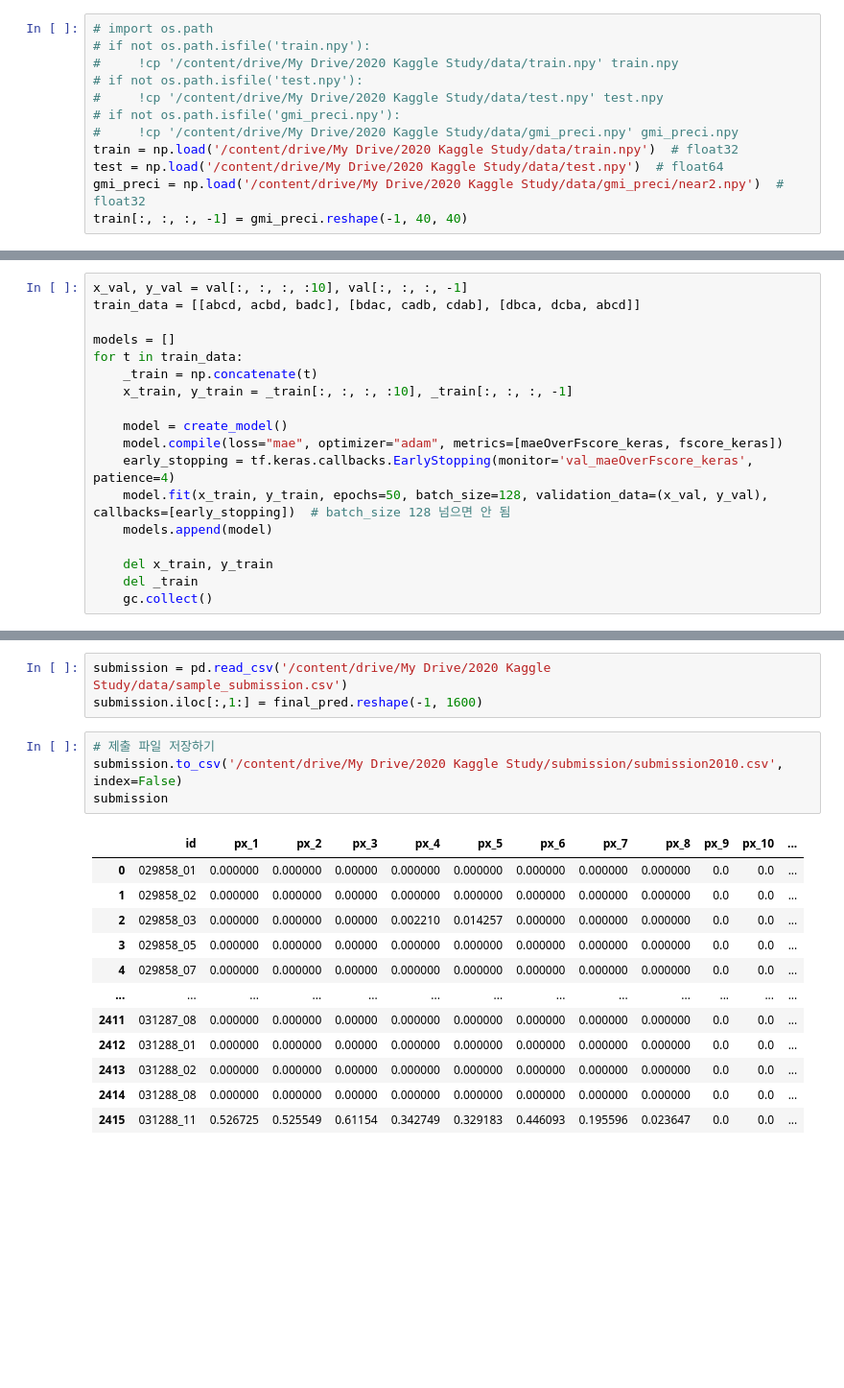
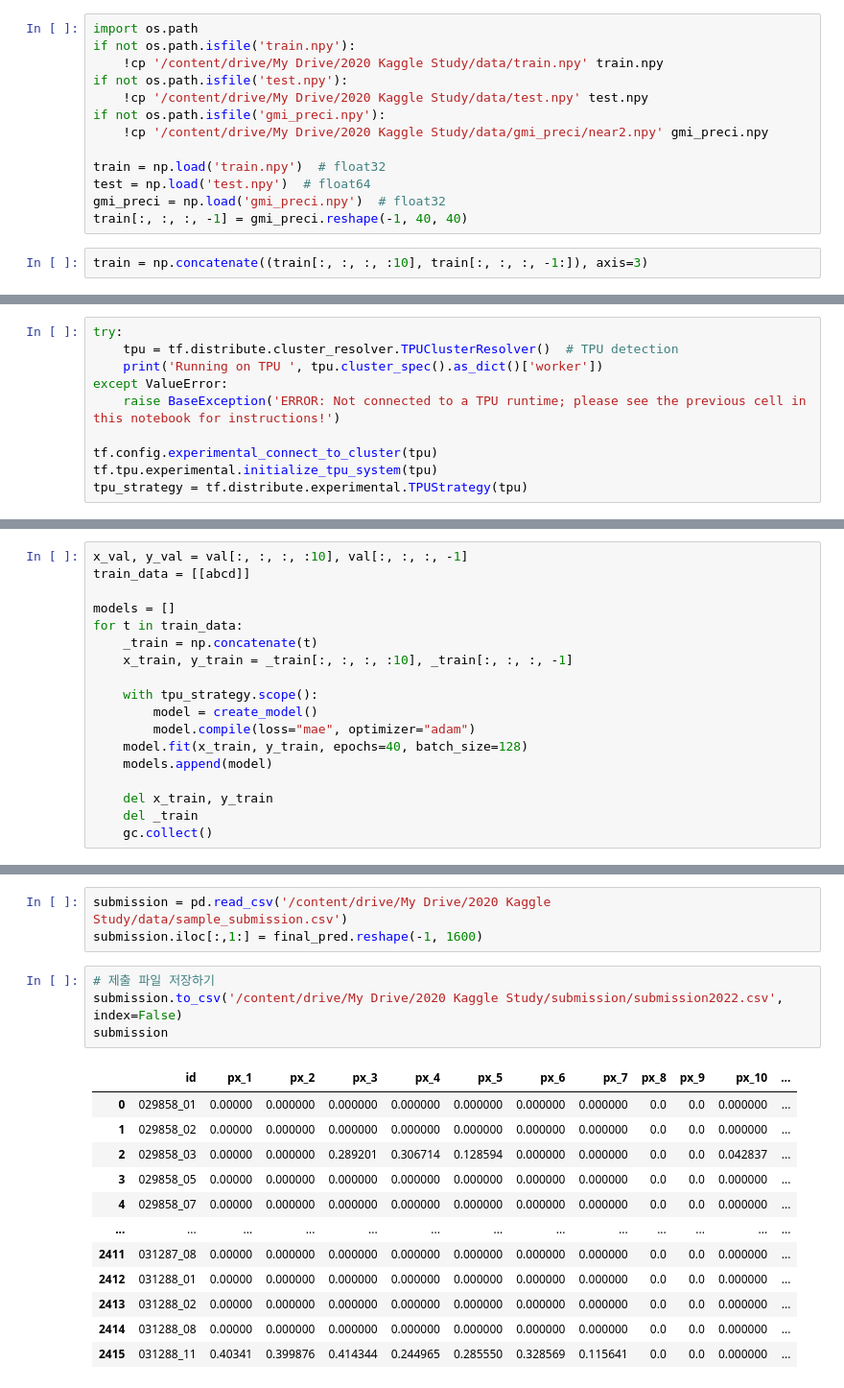
Before and after one commit to deagwon97/dacon-satellite-precipitation, a Jupyter notebook: Dacon_satellite_baseline.ipynb, the cells around one changed output, grey strips where cells are left out. Shown at 96% size. Cells and saved outputs as stored; diff of their text form; blank space fills up the shorter version.

```diff
--- a/Dacon_satellite_baseline.ipynb
+++ b/Dacon_satellite_baseline.ipynb
@@ -26,17 +27,20 @@ tf.random.set_seed(7)
 # %% [markdown]
 ## 데이터 받아오기
 # %%
-# import os.path
-# if not os.path.isfile('train.npy'):
-#     !cp '/content/drive/My Drive/2020 Kaggle Study/data/train.npy' train.npy
-# if not os.path.isfile('test.npy'):
-#     !cp '/content/drive/My Drive/2020 Kaggle Study/data/test.npy' test.npy
-# if not os.path.isfile('gmi_preci.npy'):
-#     !cp '/content/drive/My Drive/2020 Kaggle Study/data/gmi_preci.npy' gmi_preci.npy
-train = np.load('/content/drive/My Drive/2020 Kaggle Study/data/train.npy')  # float32
-test = np.load('/content/drive/My Drive/2020 Kaggle Study/data/test.npy')  # float64
-gmi_preci = np.load('/content/drive/My Drive/2020 Kaggle Study/data/gmi_preci/near2.npy')  # float32
+import os.path
+if not os.path.isfile('train.npy'):
+    !cp '/content/drive/My Drive/2020 Kaggle Study/data/train.npy' train.npy
+if not os.path.isfile('test.npy'):
+    !cp '/content/drive/My Drive/2020 Kaggle Study/data/test.npy' test.npy
+if not os.path.isfile('gmi_preci.npy'):
+    !cp '/content/drive/My Drive/2020 Kaggle Study/data/gmi_preci/near2.npy' gmi_preci.npy
+
+train = np.load('train.npy')  # float32
+test = np.load('test.npy')  # float64
+gmi_preci = np.load('gmi_preci.npy')  # float32
 train[:, :, :, -1] = gmi_preci.reshape(-1, 40, 40)
+# %%
+train = np.concatenate((train[:, :, :, :10], train[:, :, :, -1:]), axis=3)
 # %% [markdown]
 ## Train test split
 # %%
@@ -150,3 +157,13 @@ def create_model():
     return model
 # %% [markdown]
 ## 모델 학습
+# %%
+try:
+    tpu = tf.distribute.cluster_resolver.TPUClusterResolver()  # TPU detection
+    print('Running on TPU ', tpu.cluster_spec().as_dict()['worker'])
+except ValueError:
+    raise BaseException('ERROR: Not connected to a TPU runtime; please see the previous cell in this notebook for instructions!')
+
+tf.config.experimental_connect_to_cluster(tpu)
+tf.tpu.experimental.initialize_tpu_system(tpu)
+tpu_strategy = tf.distribute.experimental.TPUStrategy(tpu)
@@ -153,16 +185,16 @@ def create_model():
 # %%
 x_val, y_val = val[:, :, :, :10], val[:, :, :, -1]
-train_data = [[abcd, acbd, badc], [bdac, cadb, cdab], [dbca, dcba, abcd]]
+train_data = [[abcd]]
 
 models = []
 for t in train_data:
     _train = np.concatenate(t)
     x_train, y_train = _train[:, :, :, :10], _train[:, :, :, -1]
 
-    model = create_model()
-    model.compile(loss="mae", optimizer="adam", metrics=[maeOverFscore_keras, fscore_keras])
-    early_stopping = tf.keras.callbacks.EarlyStopping(monitor='val_maeOverFscore_keras', patience=4)
-    model.fit(x_train, y_train, epochs=50, batch_size=128, validation_data=(x_val, y_val), callbacks=[early_stopping])  # batch_size 128 넘으면 안 됨
+    with tpu_strategy.scope():
+        model = create_model()
+        model.compile(loss="mae", optimizer="adam")
+    model.fit(x_train, y_train, epochs=40, batch_size=128)
     models.append(model)
 
     del x_train, y_train
@@ -281,19 +313,19 @@ submission = pd.read_csv('/content/drive/My Drive/2020 Kaggle Study/data/sample_
 submission.iloc[:,1:] = final_pred.reshape(-1, 1600)
 # %%
 # 제출 파일 저장하기
-submission.to_csv('/content/drive/My Drive/2020 Kaggle Study/submission/submission2010.csv', index=False)
+submission.to_csv('/content/drive/My Drive/2020 Kaggle Study/submission/submission2022.csv', index=False)
 submission
 # %% [output]
 |  | id | px_1 | px_2 | px_3 | px_4 | px_5 | px_6 | px_7 | px_8 | px_9 | px_10 | ... |
-| 0 | 029858_01 | 0.000000 | 0.000000 | 0.00000 | 0.000000 | 0.000000 | 0.000000 | 0.000000 | 0.000000 | 0.0 | 0.0 | ... |
-| 1 | 029858_02 | 0.000000 | 0.000000 | 0.00000 | 0.000000 | 0.000000 | 0.000000 | 0.000000 | 0.000000 | 0.0 | 0.0 | ... |
-| 2 | 029858_03 | 0.000000 | 0.000000 | 0.00000 | 0.002210 | 0.014257 | 0.000000 | 0.000000 | 0.000000 | 0.0 | 0.0 | ... |
-| 3 | 029858_05 | 0.000000 | 0.000000 | 0.00000 | 0.000000 | 0.000000 | 0.000000 | 0.000000 | 0.000000 | 0.0 | 0.0 | ... |
-| 4 | 029858_07 | 0.000000 | 0.000000 | 0.00000 | 0.000000 | 0.000000 | 0.000000 | 0.000000 | 0.000000 | 0.0 | 0.0 | ... |
+| 0 | 029858_01 | 0.00000 | 0.000000 | 0.000000 | 0.000000 | 0.000000 | 0.000000 | 0.000000 | 0.0 | 0.0 | 0.000000 | ... |
+| 1 | 029858_02 | 0.00000 | 0.000000 | 0.000000 | 0.000000 | 0.000000 | 0.000000 | 0.000000 | 0.0 | 0.0 | 0.000000 | ... |
+| 2 | 029858_03 | 0.00000 | 0.000000 | 0.289201 | 0.306714 | 0.128594 | 0.000000 | 0.000000 | 0.0 | 0.0 | 0.042837 | ... |
+| 3 | 029858_05 | 0.00000 | 0.000000 | 0.000000 | 0.000000 | 0.000000 | 0.000000 | 0.000000 | 0.0 | 0.0 | 0.000000 | ... |
+| 4 | 029858_07 | 0.00000 | 0.000000 | 0.000000 | 0.000000 | 0.000000 | 0.000000 | 0.000000 | 0.0 | 0.0 | 0.000000 | ... |
 | ... | ... | ... | ... | ... | ... | ... | ... | ... | ... | ... | ... | ... |
-| 2411 | 031287_08 | 0.000000 | 0.000000 | 0.00000 | 0.000000 | 0.000000 | 0.000000 | 0.000000 | 0.000000 | 0.0 | 0.0 | ... |
-| 2412 | 031288_01 | 0.000000 | 0.000000 | 0.00000 | 0.000000 | 0.000000 | 0.000000 | 0.000000 | 0.000000 | 0.0 | 0.0 | ... |
-| 2413 | 031288_02 | 0.000000 | 0.000000 | 0.00000 | 0.000000 | 0.000000 | 0.000000 | 0.000000 | 0.000000 | 0.0 | 0.0 | ... |
-| 2414 | 031288_08 | 0.000000 | 0.000000 | 0.00000 | 0.000000 | 0.000000 | 0.000000 | 0.000000 | 0.000000 | 0.0 | 0.0 | ... |
-| 2415 | 031288_11 | 0.526725 | 0.525549 | 0.61154 | 0.342749 | 0.329183 | 0.446093 | 0.195596 | 0.023647 | 0.0 | 0.0 | ... |
+| 2411 | 031287_08 | 0.00000 | 0.000000 | 0.000000 | 0.000000 | 0.000000 | 0.000000 | 0.000000 | 0.0 | 0.0 | 0.000000 | ... |
+| 2412 | 031288_01 | 0.00000 | 0.000000 | 0.000000 | 0.000000 | 0.000000 | 0.000000 | 0.000000 | 0.0 | 0.0 | 0.000000 | ... |
+| 2413 | 031288_02 | 0.00000 | 0.000000 | 0.000000 | 0.000000 | 0.000000 | 0.000000 | 0.000000 | 0.0 | 0.0 | 0.000000 | ... |
+| 2414 | 031288_08 | 0.00000 | 0.000000 | 0.000000 | 0.000000 | 0.000000 | 0.000000 | 0.000000 | 0.0 | 0.0 | 0.000000 | ... |
+| 2415 | 031288_11 | 0.40341 | 0.399876 | 0.414344 | 0.244965 | 0.285550 | 0.328569 | 0.115641 | 0.0 | 0.0 | 0.000000 | ... |
 2416 rows × 1601 columns
```
Also changed, not shown: parts of 5 cells of this notebook.
